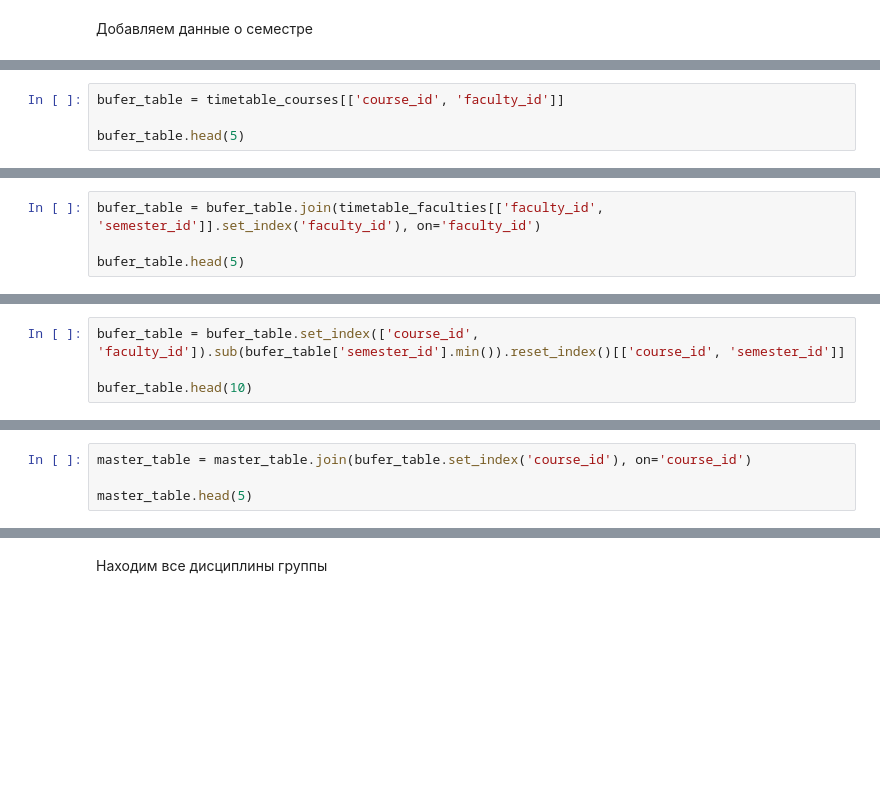
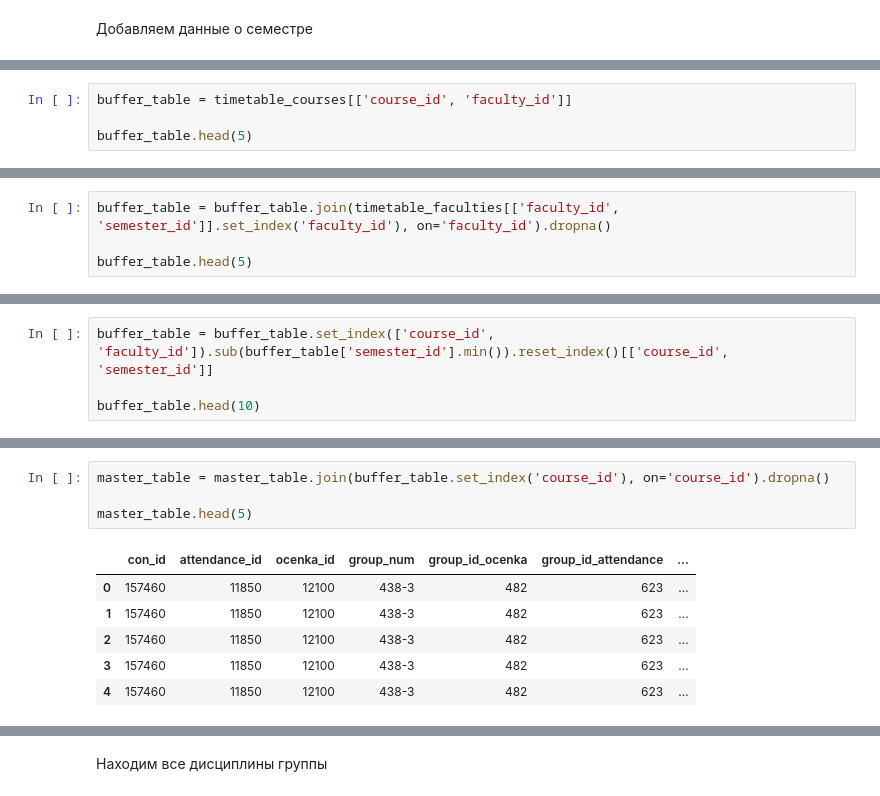
Before and after one commit to ATOM3448/ASU2304, a Jupyter notebook: data/compilation.ipynb, the cells around one changed output, grey strips where cells are left out. Saved outputs shown, nothing was run; the diff lists cells and outputs as text; blank space fills up the shorter version.

```diff
--- a/data/compilation.ipynb
+++ b/data/compilation.ipynb
@@ -78,4 +162,4 @@ timetable_faculties.head(5)
 # %%
-bufer_table = timetable_courses[['course_id', 'faculty_id']]
+buffer_table = timetable_courses[['course_id', 'faculty_id']]
 
-bufer_table.head(5)
+buffer_table.head(5)
@@ -82,4 +173,4 @@ bufer_table.head(5)
 # %%
-bufer_table = bufer_table.join(timetable_faculties[['faculty_id', 'semester_id']].set_index('faculty_id'), on='faculty_id')
+buffer_table = buffer_table.join(timetable_faculties[['faculty_id', 'semester_id']].set_index('faculty_id'), on='faculty_id').dropna()
 
-bufer_table.head(5)
+buffer_table.head(5)
@@ -86,4 +184,4 @@ bufer_table.head(5)
 # %%
-bufer_table = bufer_table.set_index(['course_id', 'faculty_id']).sub(bufer_table['semester_id'].min()).reset_index()[['course_id', 'semester_id']]
+buffer_table = buffer_table.set_index(['course_id', 'faculty_id']).sub(buffer_table['semester_id'].min()).reset_index()[['course_id', 'semester_id']]
 
-bufer_table.head(10)
+buffer_table.head(10)
@@ -94,7 +216,14 @@ master_table.head(10)
 # %%
-master_table = master_table.join(bufer_table.set_index('course_id'), on='course_id')
+master_table = master_table.join(buffer_table.set_index('course_id'), on='course_id').dropna()
 
 master_table.head(5)
+# %% [output]
+|  | con_id | attendance_id | ocenka_id | group_num | group_id_ocenka | group_id_attendance | ... |
+| 0 | 157460 | 11850 | 12100 | 438-3 | 482 | 623 | ... |
+| 1 | 157460 | 11850 | 12100 | 438-3 | 482 | 623 | ... |
+| 2 | 157460 | 11850 | 12100 | 438-3 | 482 | 623 | ... |
+| 3 | 157460 | 11850 | 12100 | 438-3 | 482 | 623 | ... |
+| 4 | 157460 | 11850 | 12100 | 438-3 | 482 | 623 | ... |
 # %%
 master_table.drop(['course_id'], axis=1,inplace=True)
 master_table = master_table.rename(columns={'semester_id':'semester'})
```
Also changed, not shown: parts of 46 cells of this notebook, 1 other file.
